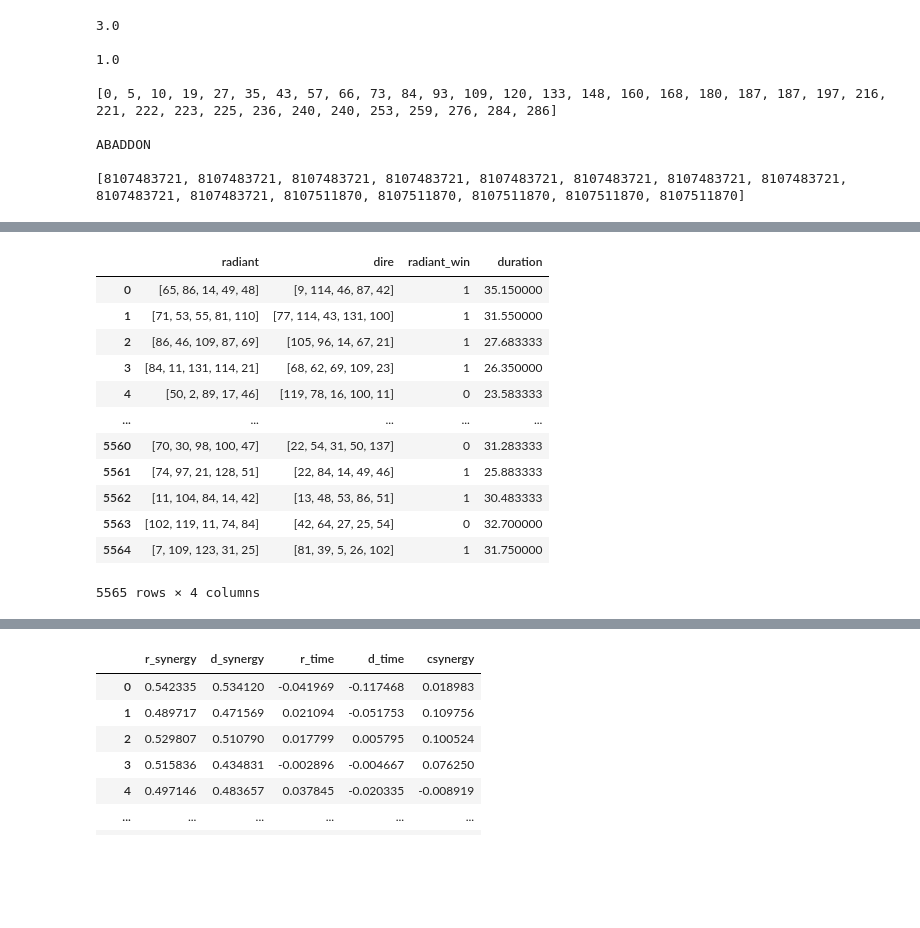
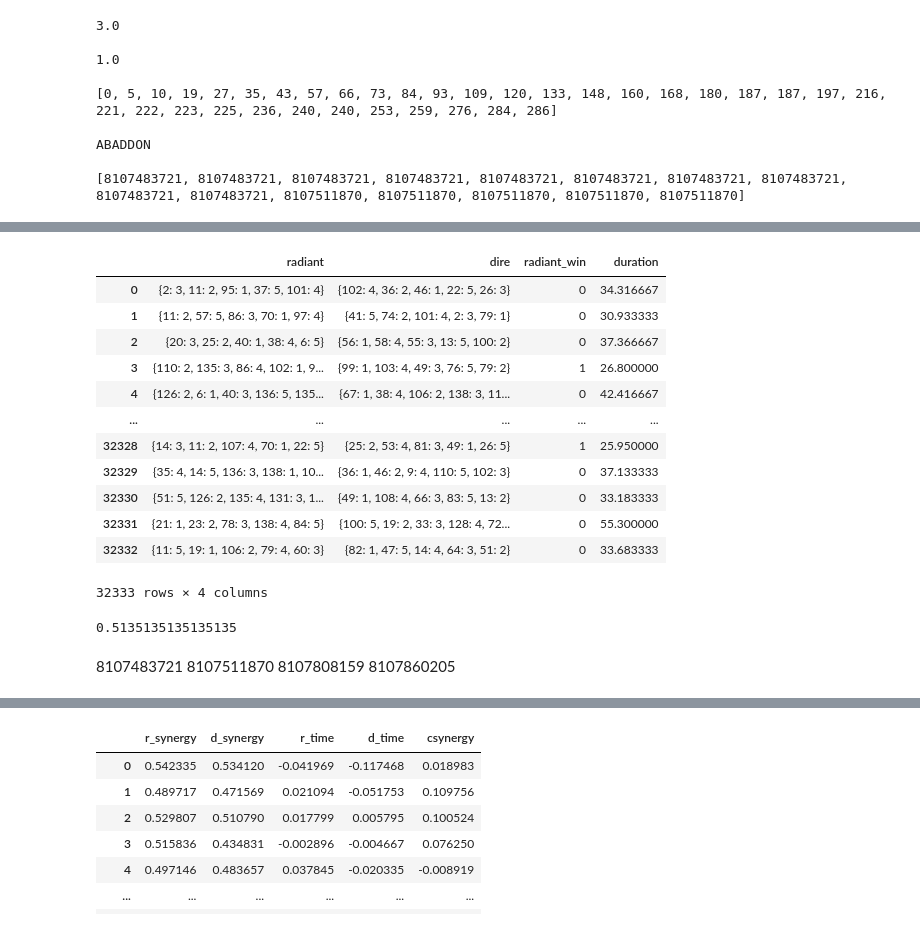
Before and after one commit to URODETC/dota_predictions-AI, a Jupyter notebook: dota_analytics.ipynb, the cells around one changed output, grey strips where cells are left out. Drawn from its saved outputs; the diff is of its cells as text; code cells hidden in the pictures; blank space fills up the shorter version.

```diff
--- a/dota_analytics.ipynb
+++ b/dota_analytics.ipynb
@@ -264,20 +331,62 @@ target
 # %%
 teams_data = []
 for index, row in data.iterrows():
-    teams_data.append([row[['r_1', 'r_2', 'r_3', 'r_4', 'r_5']].astype(int).tolist()] + [row[['d_1', 'd_2', 'd_3', 'd_4', 'd_5']].astype(int).tolist()] + [target.loc[index, 'radiant_win']] + [row['duration']])
-teams = pd.DataFrame(teams_data, columns=['radiant', 'dire','radiant_win','duration'])
+    match_df = df[df['id'] == index]
+    hero_pos_match = dict(zip(match_df['hero_id'], match_df['position']))
+    radiant_heroes = row[['r_1','r_2','r_3','r_4','r_5']].astype(int)
+    radiant_dict = {hero: hero_pos_match[hero] for hero in radiant_heroes}
+    dire_heroes = row[['d_1','d_2','d_3','d_4','d_5']].astype(int)
+    dire_dict = {hero: hero_pos_match[hero] for hero in dire_heroes}
+    teams_data.append([radiant_dict, dire_dict, target.loc[index, 'radiant_win'], row['duration']])
+
+
+
+teams = pd.DataFrame(
+    teams_data,
+    columns=['radiant', 'dire', 'radiant_win', 'duration']
+)
 teams
 # %% [output]
 |  | radiant | dire | radiant_win | duration |
-| 0 | [65, 86, 14, 49, 48] | [9, 114, 46, 87, 42] | 1 | 35.150000 |
-| 1 | [71, 53, 55, 81, 110] | [77, 114, 43, 131, 100] | 1 | 31.550000 |
-| 2 | [86, 46, 109, 87, 69] | [105, 96, 14, 67, 21] | 1 | 27.683333 |
-| 3 | [84, 11, 131, 114, 21] | [68, 62, 69, 109, 23] | 1 | 26.350000 |
-| 4 | [50, 2, 89, 17, 46] | [119, 78, 16, 100, 11] | 0 | 23.583333 |
+| 0 | {2: 3, 11: 2, 95: 1, 37: 5, 101: 4} | {102: 4, 36: 2, 46: 1, 22: 5, 26: 3} | 0 | 34.316667 |
+| 1 | {11: 2, 57: 5, 86: 3, 70: 1, 97: 4} | {41: 5, 74: 2, 101: 4, 2: 3, 79: 1} | 0 | 30.933333 |
+| 2 | {20: 3, 25: 2, 40: 1, 38: 4, 6: 5} | {56: 1, 58: 4, 55: 3, 13: 5, 100: 2} | 0 | 37.366667 |
+| 3 | {110: 2, 135: 3, 86: 4, 102: 1, 9... | {99: 1, 103: 4, 49: 3, 76: 5, 79: 2} | 1 | 26.800000 |
+| 4 | {126: 2, 6: 1, 40: 3, 136: 5, 135... | {67: 1, 38: 4, 106: 2, 138: 3, 11... | 0 | 42.416667 |
 | ... | ... | ... | ... | ... |
-| 5560 | [70, 30, 98, 100, 47] | [22, 54, 31, 50, 137] | 0 | 31.283333 |
-| 5561 | [74, 97, 21, 128, 51] | [22, 84, 14, 49, 46] | 1 | 25.883333 |
-| 5562 | [11, 104, 84, 14, 42] | [13, 48, 53, 86, 51] | 1 | 30.483333 |
-| 5563 | [102, 119, 11, 74, 84] | [42, 64, 27, 25, 54] | 0 | 32.700000 |
-| 5564 | [7, 109, 123, 31, 25] | [81, 39, 5, 26, 102] | 1 | 31.750000 |
+| 32328 | {14: 3, 11: 2, 107: 4, 70: 1, 22: 5} | {25: 2, 53: 4, 81: 3, 49: 1, 26: 5} | 1 | 25.950000 |
+| 32329 | {35: 4, 14: 5, 136: 3, 138: 1, 10... | {36: 1, 46: 2, 9: 4, 110: 5, 102: 3} | 0 | 37.133333 |
+| 32330 | {51: 5, 126: 2, 135: 4, 131: 3, 1... | {49: 1, 108: 4, 66: 3, 83: 5, 13: 2} | 0 | 33.183333 |
+| 32331 | {21: 1, 23: 2, 78: 3, 138: 4, 84: 5} | {100: 5, 19: 2, 33: 3, 128: 4, 72... | 0 | 55.300000 |
+| 32332 | {11: 5, 19: 1, 106: 2, 79: 4, 60: 3} | {82: 1, 47: 5, 14: 4, 64: 3, 51: 2} | 0 | 33.683333 |
-5565 rows × 4 columns
+32333 rows × 4 columns
+# %%
+pos_stats = {}
+for i, row in teams.iterrows():
+    dire_team, radiant_team = row['dire'], row['radiant']
+    for (a,b) in radiant_team.items():
+        if (a,b) not in pos_stats:
+            pos_stats[(a,b)] = {'matches': 0, 'wins': 0}
+        pos_stats[(a,b)]['matches'] += 1
+        if row['radiant_win'] == 1:
+            pos_stats[(a,b)]['wins'] += 1
+    for (a,b) in dire_team.items():
+        if (a,b) not in pos_stats:
+            pos_stats[(a,b)] = {'matches': 0, 'wins': 0}
+        pos_stats[(a,b)]['matches'] += 1
+        if row['radiant_win'] == 0:
+            pos_stats[(a,b)]['wins'] += 1
+
+position_stats = {}
+for hero, stats in pos_stats.items():
+    if stats['matches'] >= 10:
+        position_stats[hero] = stats['wins']/stats['matches']
+
+print(position_stats[(1, 3)])
+# %% [output]
+0.5135135135135135
+# %% [markdown]
+8107483721
+8107511870
+8107808159
+8107860205
```
Also changed, not shown: parts of 11 cells of this notebook.
